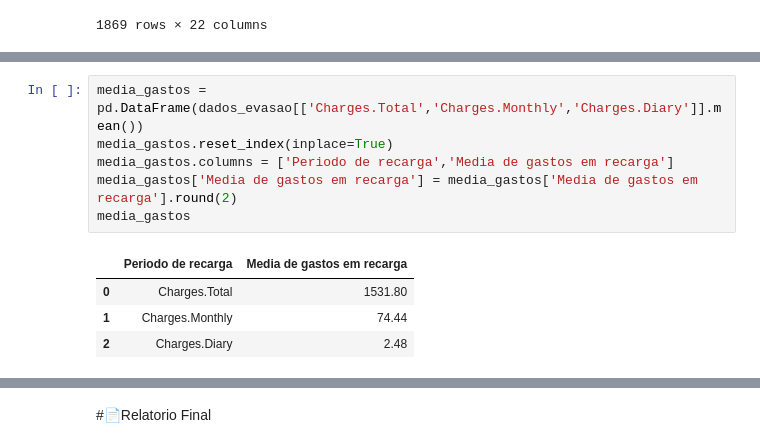
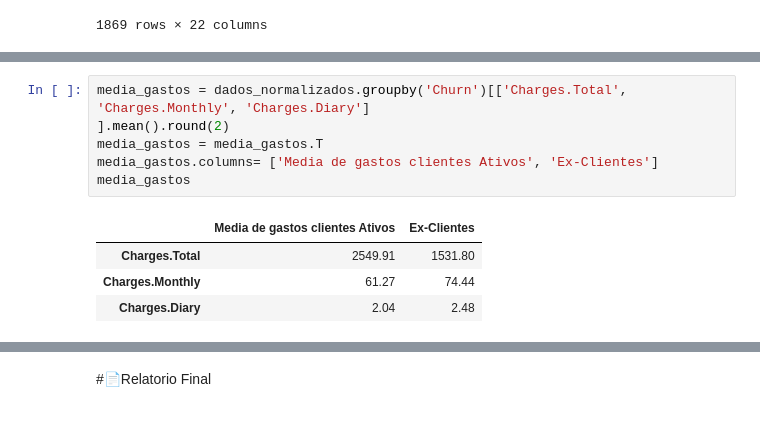
Before and after one commit to AntonioBMesquita/Challenge-Telecomx, a Jupyter notebook: TelecomX_BR.ipynb, the cells around one changed output, grey strips where cells are left out. Drawn from its saved outputs; the diff is of its cells as text.

```diff
--- a/TelecomX_BR.ipynb
+++ b/TelecomX_BR.ipynb
@@ -335,11 +443,11 @@ dados_contrato
 # %%
-media_gastos = pd.DataFrame(dados_evasao[['Charges.Total','Charges.Monthly','Charges.Diary']].mean())
-media_gastos.reset_index(inplace=True)
-media_gastos.columns = ['Periodo de recarga','Media de gastos em recarga']
-media_gastos['Media de gastos em recarga'] = media_gastos['Media de gastos em recarga'].round(2)
+media_gastos = dados_normalizados.groupby('Churn')[['Charges.Total', 'Charges.Monthly', 'Charges.Diary']
+].mean().round(2)
+media_gastos = media_gastos.T
+media_gastos.columns= ['Media de gastos clientes Ativos', 'Ex-Clientes']
 media_gastos
 # %% [output]
-|  | Periodo de recarga | Media de gastos em recarga |
-| 0 | Charges.Total | 1531.80 |
-| 1 | Charges.Monthly | 74.44 |
-| 2 | Charges.Diary | 2.48 |
+|  | Media de gastos clientes Ativos | Ex-Clientes |
+| Charges.Total | 2549.91 | 1531.80 |
+| Charges.Monthly | 61.27 | 74.44 |
+| Charges.Diary | 2.04 | 2.48 |
```
Also changed, not shown: parts of 17 cells of this notebook.
